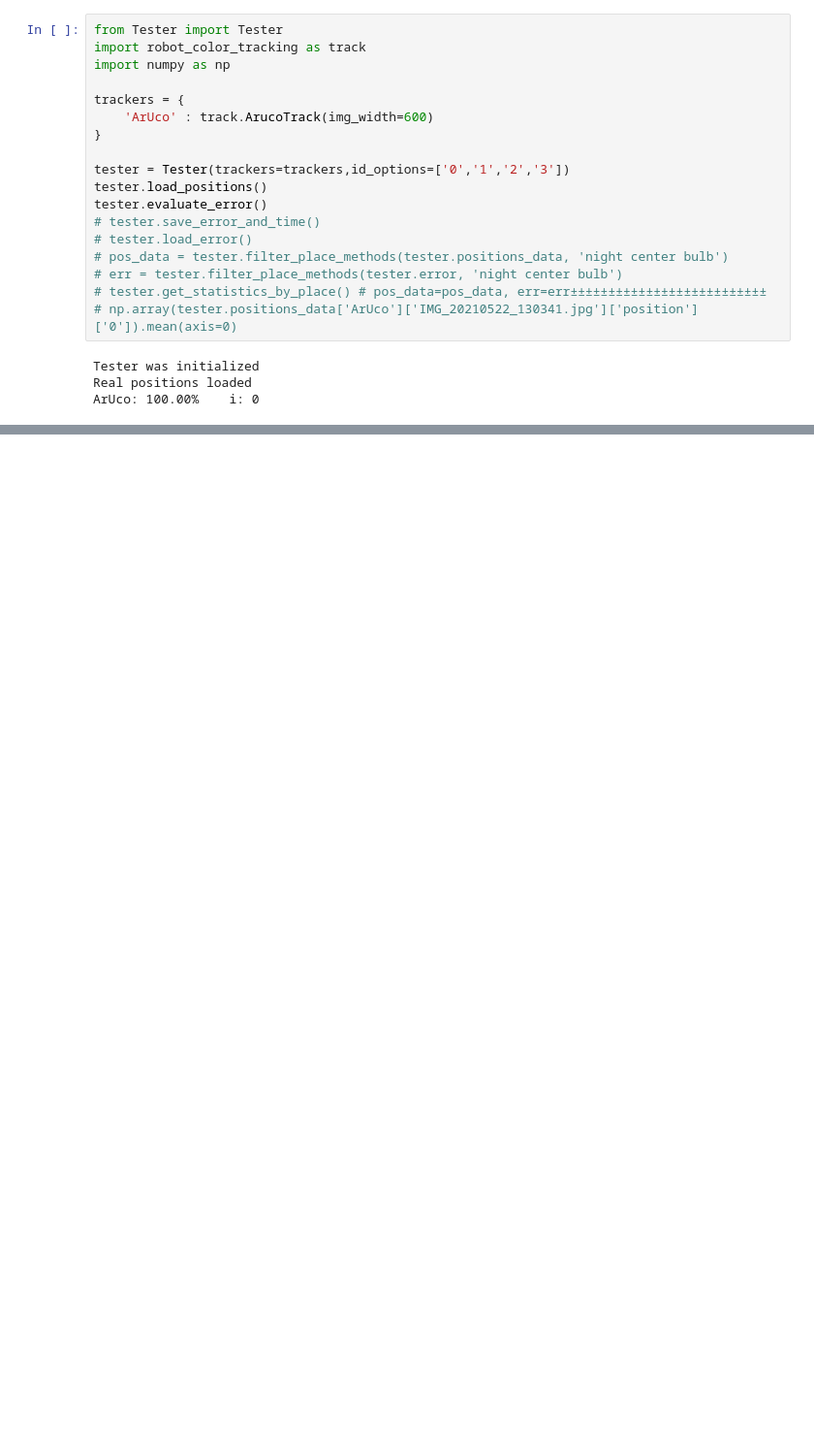
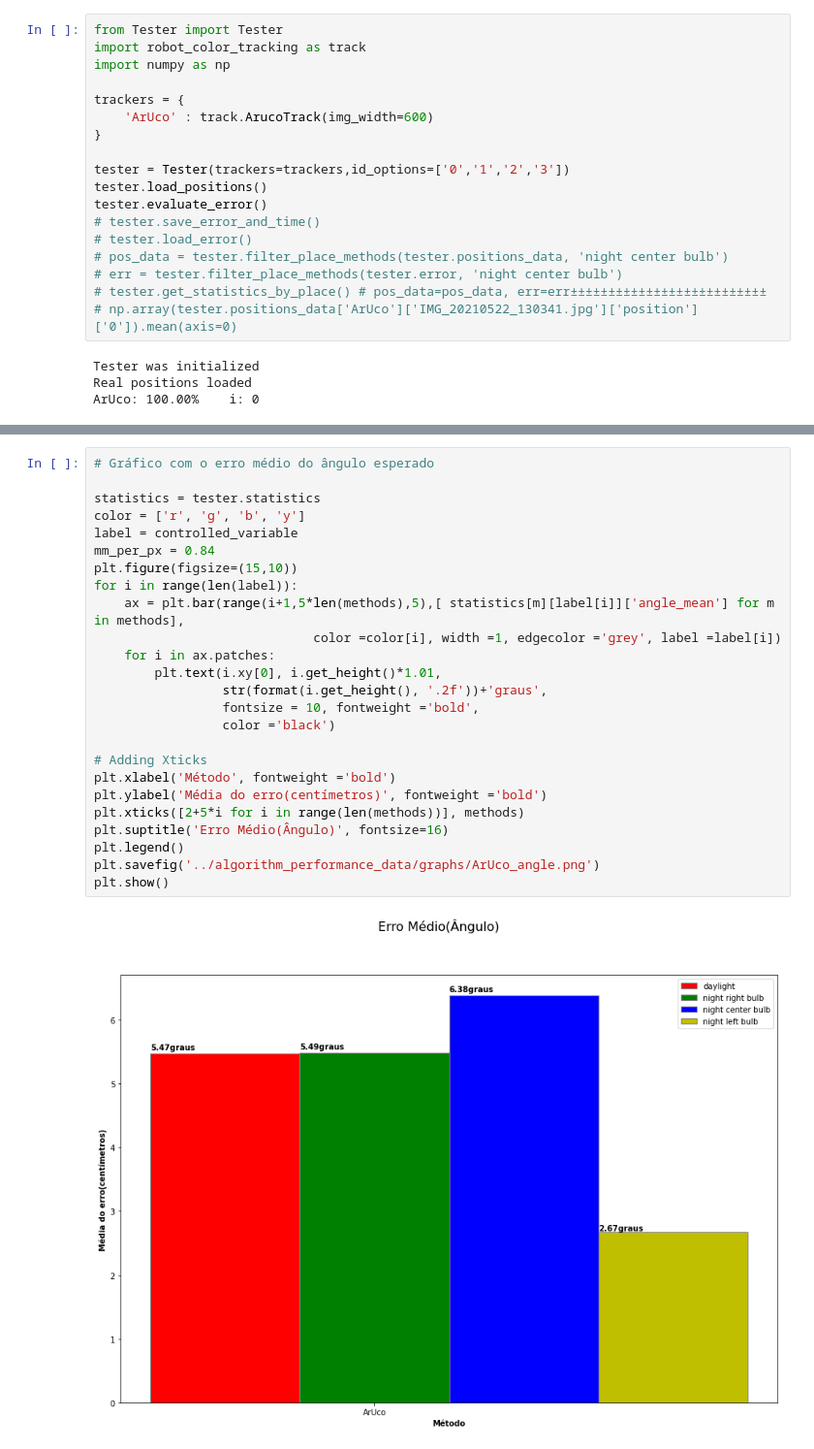
Before and after one commit to ismaelg456g/Robot-Tracking-System, a Jupyter notebook: src/ArUco.ipynb, the cells around one changed output, grey strips where cells are left out. Shown at 97% size. Cells and saved outputs as stored; diff of their text form; blank space fills up the shorter version.

Commit message:
Performance of ArUco

```diff
--- a/src/ArUco.ipynb
+++ b/src/ArUco.ipynb
@@ -143,0 +273,27 @@ for m in statistics:
+# %%
+# Gráfico com o erro médio do ângulo esperado
+
+statistics = tester.statistics
+color = ['r', 'g', 'b', 'y']
+label = controlled_variable
+mm_per_px = 0.84
+plt.figure(figsize=(15,10))
+for i in range(len(label)):
+    ax = plt.bar(range(i+1,5*len(methods),5),[ statistics[m][label[i]]['angle_mean'] for m in methods],
+                             color =color[i], width =1, edgecolor ='grey', label =label[i])
+    for i in ax.patches:
+        plt.text(i.xy[0], i.get_height()*1.01,
+                 str(format(i.get_height(), '.2f'))+'graus',
+                 fontsize = 10, fontweight ='bold',
+                 color ='black')
+
+# Adding Xticks
+plt.xlabel('Método', fontweight ='bold')
+plt.ylabel('Média do erro(centímetros)', fontweight ='bold')
+plt.xticks([2+5*i for i in range(len(methods))], methods)
+plt.suptitle('Erro Médio(Ângulo)', fontsize=16)
+plt.legend()
+plt.savefig('../algorithm_performance_data/graphs/ArUco_angle.png')
+plt.show()
+# %% [output]
+[figure, added]
```
Also changed, not shown: parts of 10 cells of this notebook, 12 other files.
